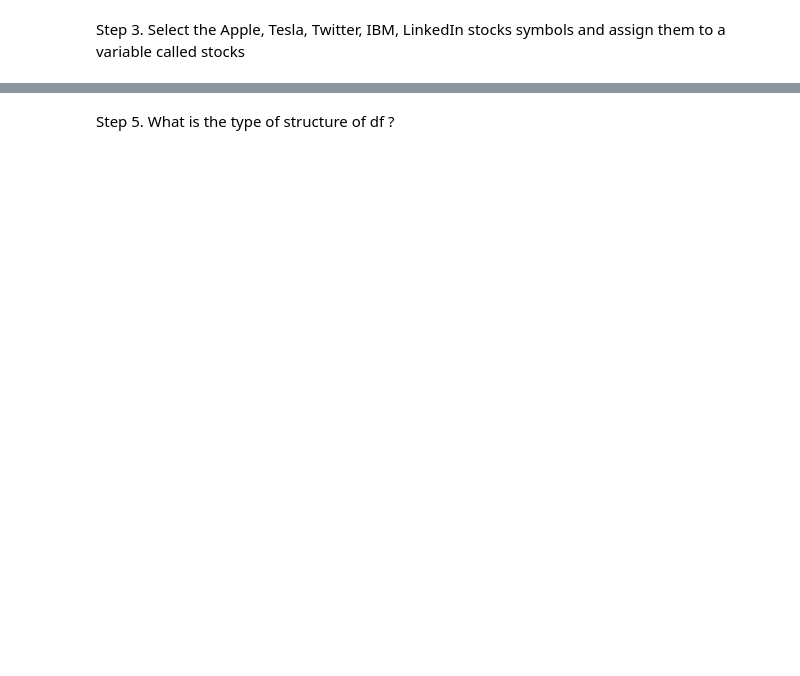
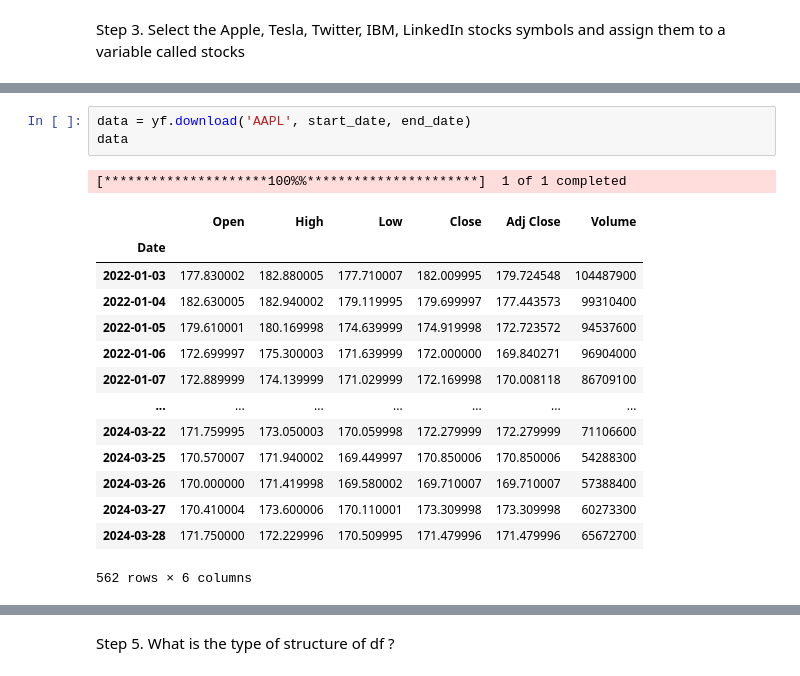
Before and after one commit to Karlajack/pydata_analysis, a Jupyter notebook: pandasweeklyproject.ipynb, the cells around one changed output, grey strips where cells are left out. Saved outputs shown, nothing was run; the diff lists cells and outputs as text; blank space fills up the shorter version.

```diff
--- a/pandasweeklyproject.ipynb
+++ b/pandasweeklyproject.ipynb
@@ -141,3 +166,22 @@ stocks
 # %% [output]
 ['AAPL', 'TSLA', 'IBM', 'LNKD']
+# %%
+data = yf.download('AAPL', start_date, end_date)
+data
+# %% [output]
+[*********************100%%**********************]  1 of 1 completed
+|  | Open | High | Low | Close | Adj Close | Volume |
+| Date |  |  |  |  |  |  |
+| 2022-01-03 | 177.830002 | 182.880005 | 177.710007 | 182.009995 | 179.724548 | 104487900 |
+| 2022-01-04 | 182.630005 | 182.940002 | 179.119995 | 179.699997 | 177.443573 | 99310400 |
+| 2022-01-05 | 179.610001 | 180.169998 | 174.639999 | 174.919998 | 172.723572 | 94537600 |
+| 2022-01-06 | 172.699997 | 175.300003 | 171.639999 | 172.000000 | 169.840271 | 96904000 |
+| 2022-01-07 | 172.889999 | 174.139999 | 171.029999 | 172.169998 | 170.008118 | 86709100 |
+| ... | ... | ... | ... | ... | ... | ... |
+| 2024-03-22 | 171.759995 | 173.050003 | 170.059998 | 172.279999 | 172.279999 | 71106600 |
+| 2024-03-25 | 170.570007 | 171.940002 | 169.449997 | 170.850006 | 170.850006 | 54288300 |
+| 2024-03-26 | 170.000000 | 171.419998 | 169.580002 | 169.710007 | 169.710007 | 57388400 |
+| 2024-03-27 | 170.410004 | 173.600006 | 170.110001 | 173.309998 | 173.309998 | 60273300 |
+| 2024-03-28 | 171.750000 | 172.229996 | 170.509995 | 171.479996 | 171.479996 | 65672700 |
+562 rows × 6 columns
 # %% [markdown]
```
Also changed, not shown: parts of 76 cells of this notebook.
